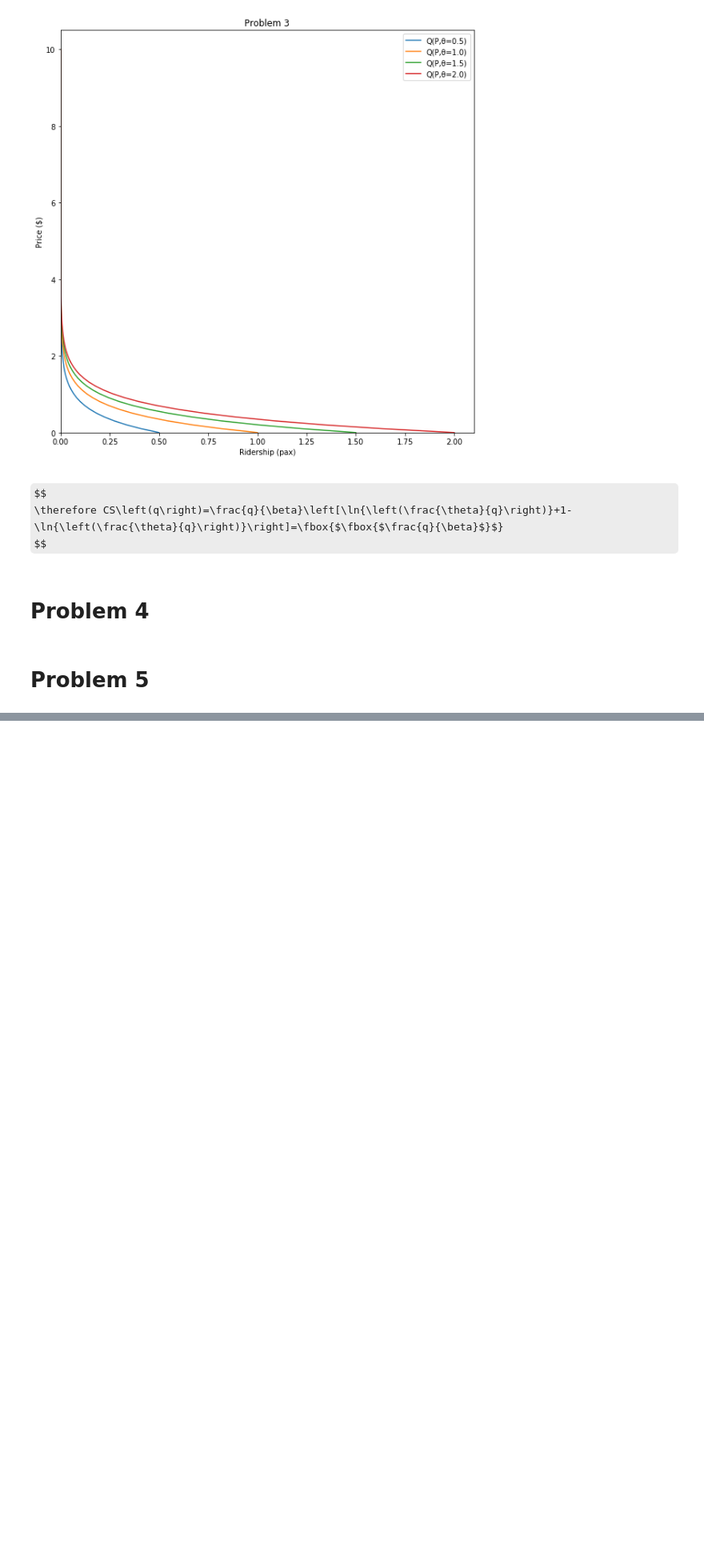
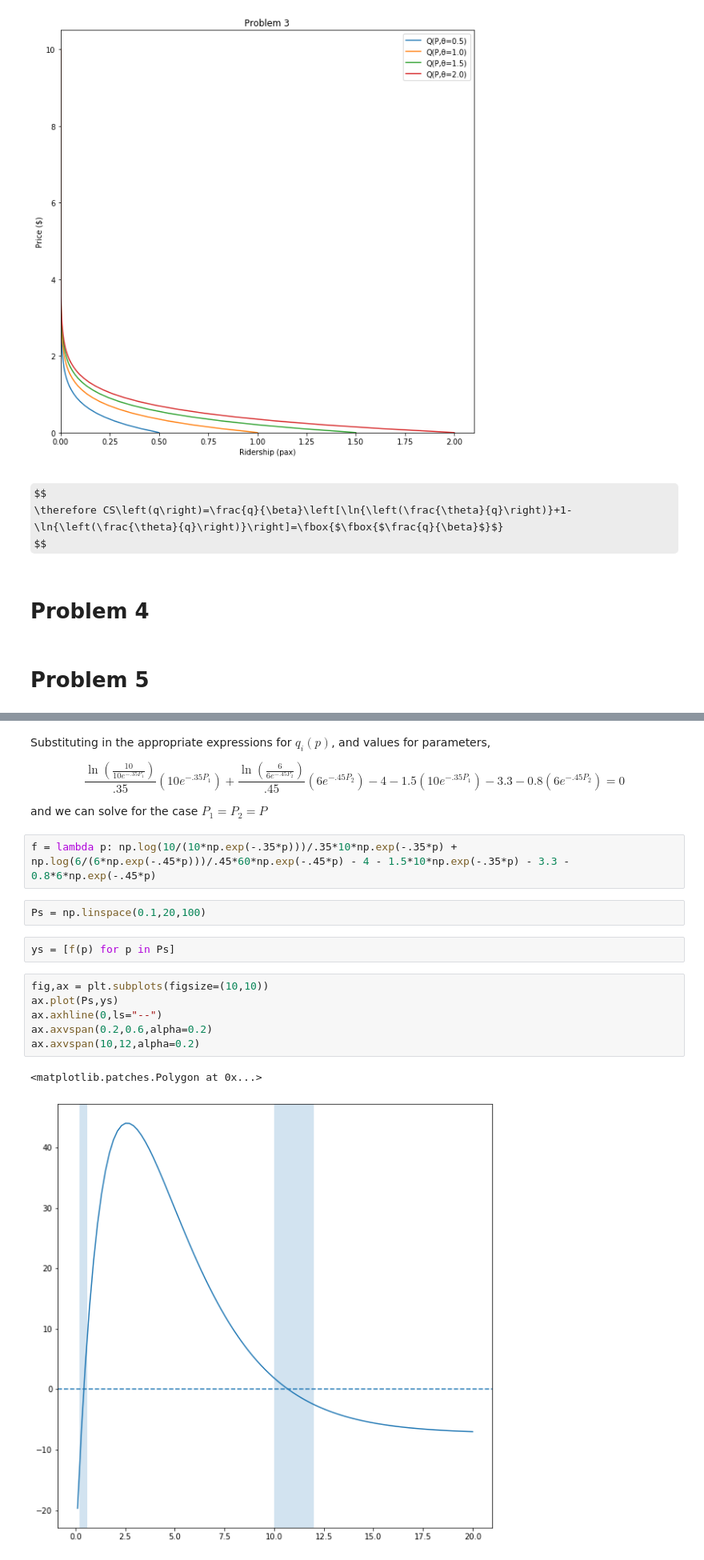
Before and after one commit to noahgarfinkle/Spring2020, a Jupyter notebook: CEE 498 Transportation Economics/Assignments/Garfinkle_Assignment 2.ipynb, the cells around one changed output, grey strips where cells are left out. Shown at 80% size. Drawn from its saved outputs; the diff is of its cells as text; some formulas as TeX source; blank space fills up the shorter version.

Commit message:
I think I've solved problem five

```diff
--- a/CEE 498 Transportation Economics/Assignments/Garfinkle_Assignment 2.ipynb
+++ b/CEE 498 Transportation Economics/Assignments/Garfinkle_Assignment 2.ipynb
@@ -473,0 +485,23 @@ $$
+# %% [markdown]
+Substituting in the appropriate expressions for $q_i(p)$, and values for parameters,
+
+$$
+\frac{\ln{\left(\frac{10}{10e^{-.35P_1}}\right)}}{.35}\left(10e^{-.35P_1}\right)+\frac{\ln{\left(\frac{6}{6e^{-.45P_2}}\right)}}{.45}\left(6e^{-.45P_2}\right)-4-1.5\left(10e^{-.35P_1}\right)-3.3-0.8(6e^{-.45P_2})=0
+$$
+
+and we can solve for the case $P_1=P_2=P$
+# %%
+f = lambda p: np.log(10/(10*np.exp(-.35*p)))/.35*10*np.exp(-.35*p) + np.log(6/(6*np.exp(-.45*p)))/.45*60*np.exp(-.45*p) - 4 - 1.5*10*np.exp(-.35*p) - 3.3 - 0.8*6*np.exp(-.45*p)
+# %%
+Ps = np.linspace(0.1,20,100)
+# %%
+ys = [f(p) for p in Ps]
+# %%
+fig,ax = plt.subplots(figsize=(10,10))
+ax.plot(Ps,ys)
+ax.axhline(0,ls="--")
+ax.axvspan(0.2,0.6,alpha=0.2)
+ax.axvspan(10,12,alpha=0.2)
+# %% [output]
+<matplotlib.patches.Polygon at 0x...>
+[figure, added]
```
Also changed, not shown: parts of 5 cells of this notebook.
